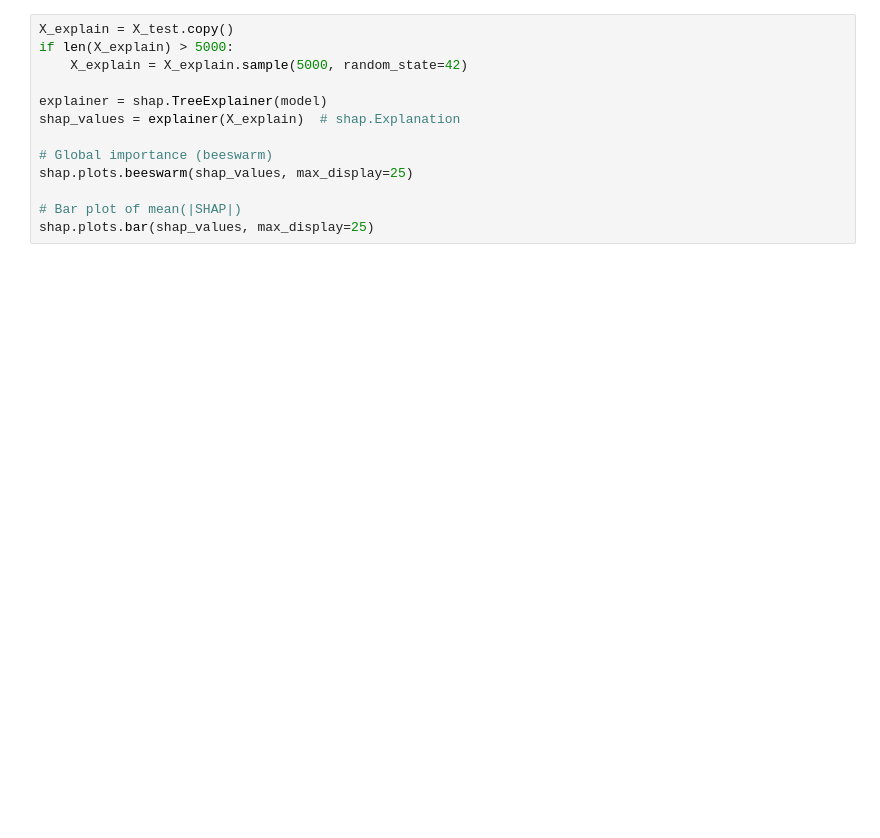
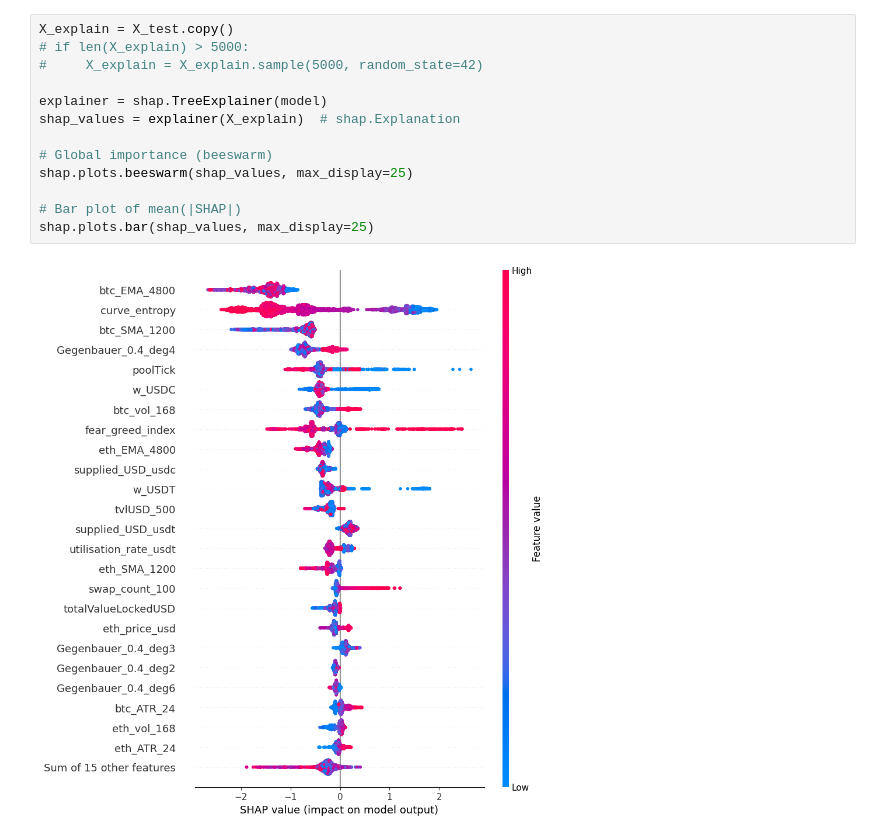
Before and after one commit to ochaff/stablecoin-depeg-forecast, a Jupyter notebook: xgboost.ipynb, the cells around one changed output. Drawn from its saved outputs; the diff is of its cells as text; blank space fills up the shorter version.

```diff
--- a/xgboost.ipynb
+++ b/xgboost.ipynb
@@ -120,13 +221,15 @@ plt.show()
 # %%
 X_explain = X_test.copy()
-if len(X_explain) > 5000:
-    X_explain = X_explain.sample(5000, random_state=42)
+# if len(X_explain) > 5000:
+#     X_explain = X_explain.sample(5000, random_state=42)
 
 explainer = shap.TreeExplainer(model)
 shap_values = explainer(X_explain)  # shap.Explanation
 
 # Global importance (beeswarm)
 shap.plots.beeswarm(shap_values, max_display=25)
 
 # Bar plot of mean(|SHAP|)
 shap.plots.bar(shap_values, max_display=25)
+# %% [output]
+[figure, added]
```
Also changed, not shown: parts of 13 cells of this notebook, 1 other file.
